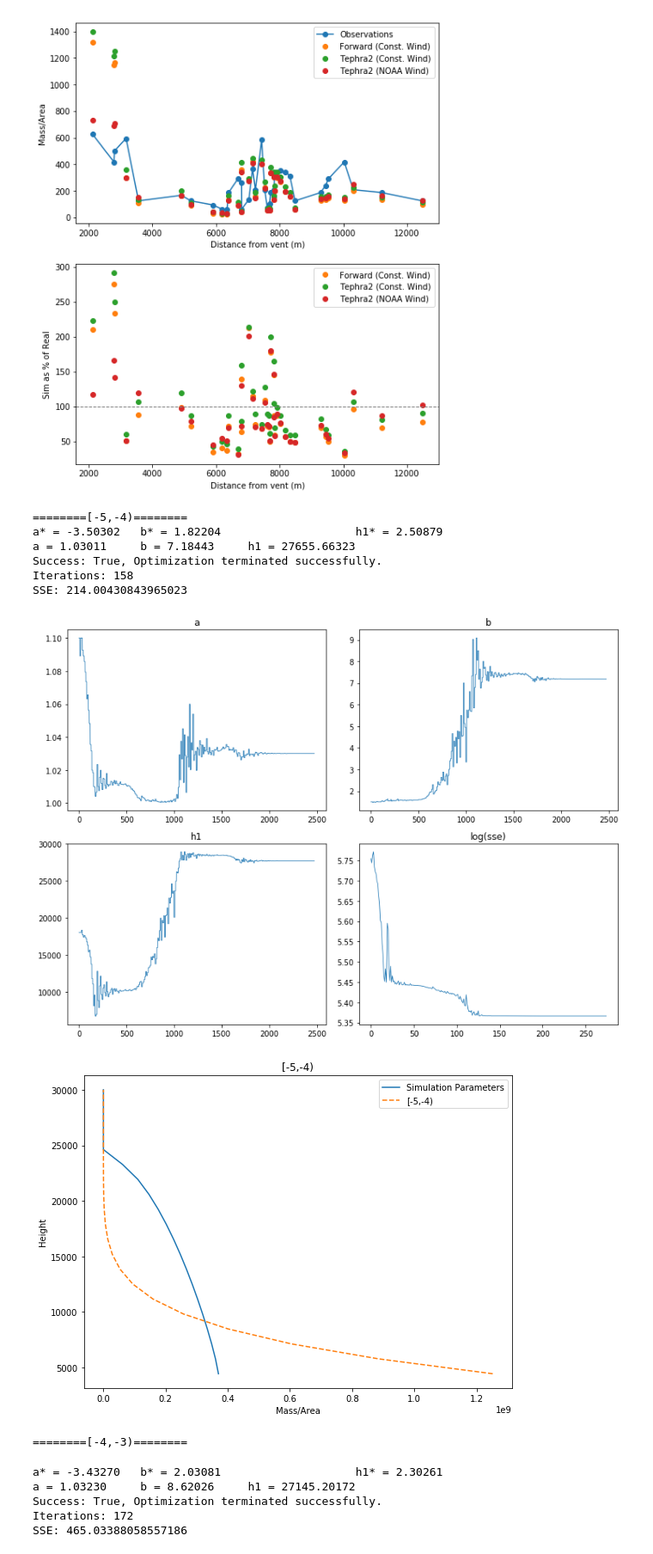
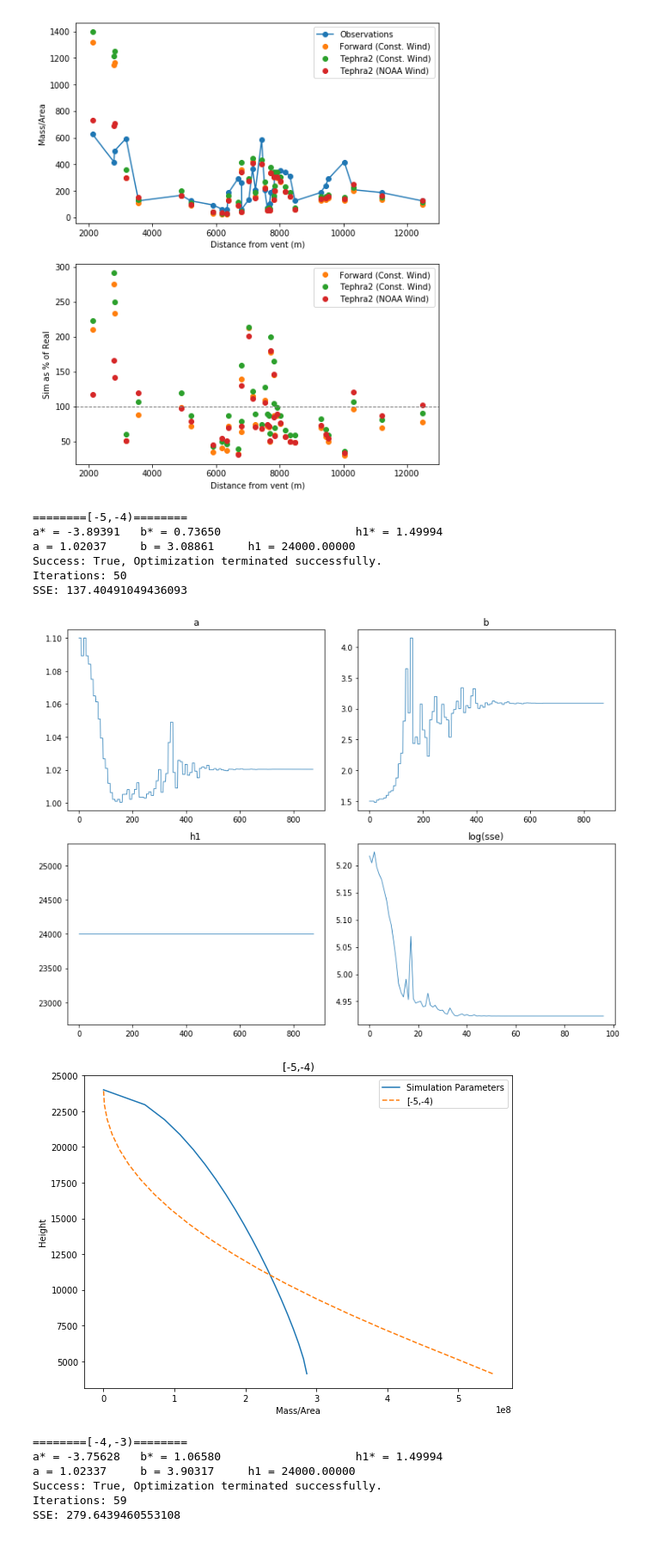
Before and after one commit to nmostert/inversion_project, a Jupyter notebook: Colima_Separate_GS_Inversion.ipynb, the cells around one changed output. Shown at 86% size. Saved outputs shown, nothing was run; the diff lists cells and outputs as text; code cells hidden in the pictures.

```diff
--- a/Colima_Separate_GS_Inversion.ipynb
+++ b/Colima_Separate_GS_Inversion.ipynb
@@ -349,13 +349,13 @@ df = obs_df
 priors_vals = {
     "a": 1.1,
     "b": 1.5,
-    "h1": 18000
+    "h1": 24000
 }
 
 invert_params = {
     "a" : True,
     "b" : True,
-    "h1" : True
+    "h1" : False
 }
 
 H = 30000
@@ -376,7 +376,7 @@ for phi_step in phi_steps:
 
     print("========%s========"%phi_step["interval"])
     out = gaussian_stack_inversion(
-        phi_df, len(phi_df), 20, config["VENT_ELEVATION"], H, 2500,
+        phi_df, len(phi_df), 20, config["VENT_ELEVATION"], 24000, 2500,
         mass_in_phi,(u,v),
         phi_steps, config["DIFFUSION_COEFFICIENT"],
         config["FALL_TIME_THRESHOLD"], config["EDDY_CONST"],
@@ -406,42 +406,42 @@ for phi_step in phi_steps:
     axs[3].plot(np.log(sse_trace), linewidth=.8)
     axs[3].set_title("log(sse)")
 
 
     plt.tight_layout()
     plt.show()
 
     fig, ax1 = plt.subplots(1,1, figsize=(
     8, 6), facecolor='w', edgecolor='k')
 
     q_mass = mass_dist_in_plume(config["ALPHA"],config["BETA"],
                                 config["VENT_ELEVATION"],
                                 config["PLUME_HEIGHT"],
                                 inversion_table["Height"],
                                 mass_in_phi)
 
     ax1.plot(q_mass, inversion_table["Height"], label="Simulation Parameters")
 
     ax1.plot(inv_mass, inversion_table["Height"],
              '--', label=phi_step["interval"])
     ax1.legend()
     ax1.set_title("%s"%phi_step["interval"])
     ax1.set_ylabel("Height")
     ax1.set_xlabel("Mass/Area")
 
     plt.tight_layout()
     plt.show()
 # %% [output]
 ========[-5,-4)========
-a* = -3.50302   b* = 1.82204                    h1* = 2.50879
-a = 1.03011     b = 7.18443     h1 = 27655.66323
+a* = -3.89391   b* = 0.73650                    h1* = 1.49994
+a = 1.02037     b = 3.08861     h1 = 24000.00000
 Success: True, Optimization terminated successfully.
-Iterations: 158
-SSE: 214.00430843965023
+Iterations: 50
+SSE: 137.40491049436093
-[figure, old version]
+[figure, new version]
-[figure, old version]
+[figure, new version]
 ========[-4,-3)========
+a* = -3.75628   b* = 1.06580                    h1* = 1.49994
+a = 1.02337     b = 3.90317     h1 = 24000.00000
+Success: True, Optimization terminated successfully.
+Iterations: 59
+SSE: 279.6439460553108
-a* = -3.43270   b* = 2.03081                    h1* = 2.30261
-a = 1.03230     b = 8.62026     h1 = 27145.20172
-Success: True, Optimization terminated successfully.
-Iterations: 172
-SSE: 465.03388058557186
```
Also changed, not shown: parts of 3 cells of this notebook, 3 other files.
